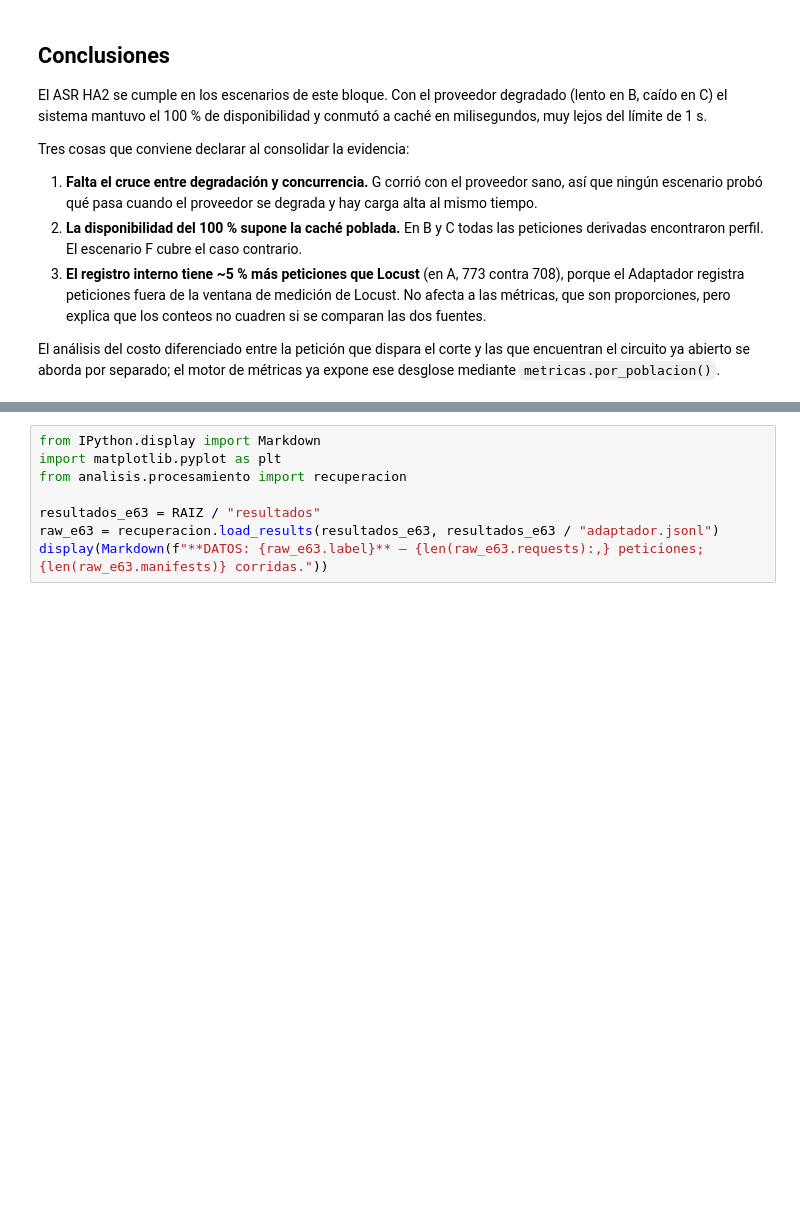
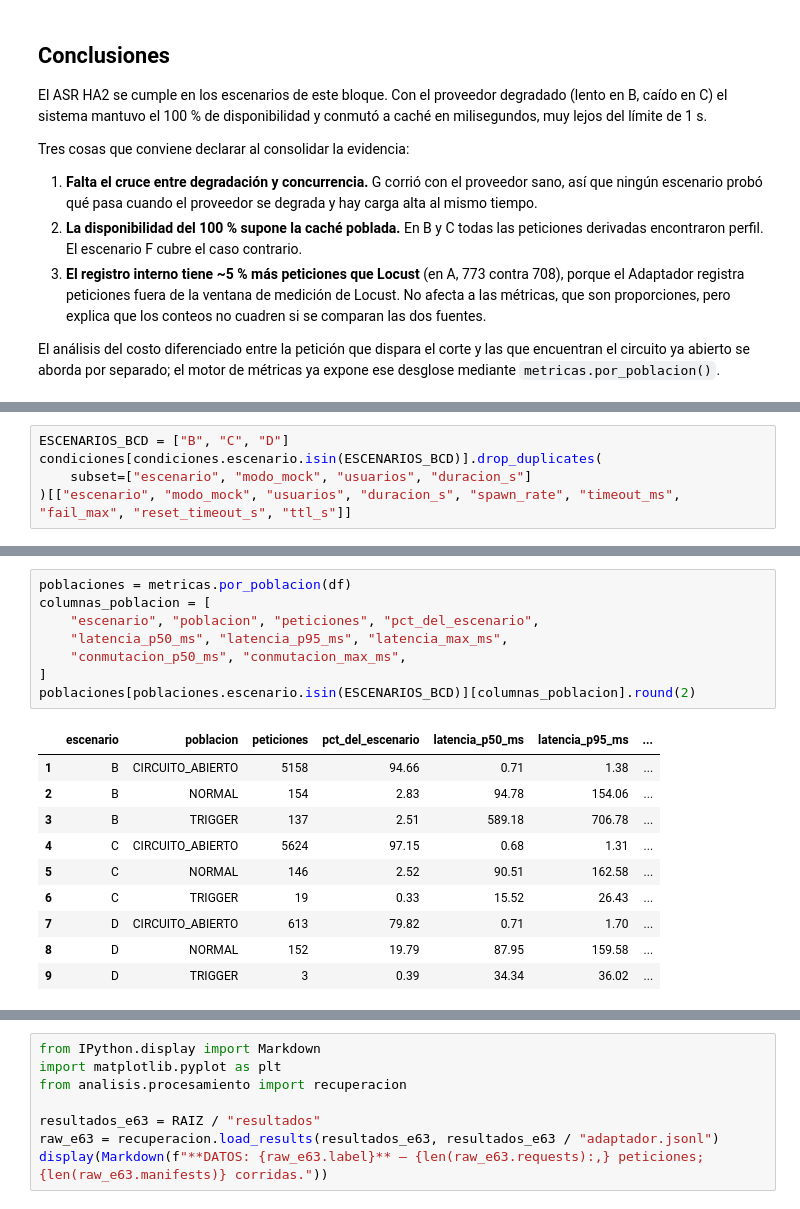
Before and after one commit to Sofiav014/MISW4202-Grupo12-Solventa, a Jupyter notebook: analisis/reportes/reporte_analisis.ipynb, the cells around one changed output, grey strips where cells are left out. Cells and saved outputs as stored; diff of their text form; blank space fills up the shorter version.

```diff
--- a/analisis/reportes/reporte_analisis_abcg.ipynb
+++ b/analisis/reportes/reporte_analisis.ipynb
@@ -204,0 +230,5 @@ El análisis del costo diferenciado entre la petición que dispara el corte y la
+# %%
+ESCENARIOS_BCD = ["B", "C", "D"]
+condiciones[condiciones.escenario.isin(ESCENARIOS_BCD)].drop_duplicates(
+    subset=["escenario", "modo_mock", "usuarios", "duracion_s"]
+)[["escenario", "modo_mock", "usuarios", "duracion_s", "spawn_rate", "timeout_ms", "fail_max", "reset_timeout_s", "ttl_s"]]
@@ -204,0 +268,19 @@ El análisis del costo diferenciado entre la petición que dispara el corte y la
+# %%
+poblaciones = metricas.por_poblacion(df)
+columnas_poblacion = [
+    "escenario", "poblacion", "peticiones", "pct_del_escenario",
+    "latencia_p50_ms", "latencia_p95_ms", "latencia_max_ms",
+    "conmutacion_p50_ms", "conmutacion_max_ms",
+]
+poblaciones[poblaciones.escenario.isin(ESCENARIOS_BCD)][columnas_poblacion].round(2)
+# %% [output]
+|  | escenario | poblacion | peticiones | pct_del_escenario | latencia_p50_ms | latencia_p95_ms | ... |
+| 1 | B | CIRCUITO_ABIERTO | 5158 | 94.66 | 0.71 | 1.38 | ... |
+| 2 | B | NORMAL | 154 | 2.83 | 94.78 | 154.06 | ... |
+| 3 | B | TRIGGER | 137 | 2.51 | 589.18 | 706.78 | ... |
+| 4 | C | CIRCUITO_ABIERTO | 5624 | 97.15 | 0.68 | 1.31 | ... |
+| 5 | C | NORMAL | 146 | 2.52 | 90.51 | 162.58 | ... |
+| 6 | C | TRIGGER | 19 | 0.33 | 15.52 | 26.43 | ... |
+| 7 | D | CIRCUITO_ABIERTO | 613 | 79.82 | 0.71 | 1.70 | ... |
+| 8 | D | NORMAL | 152 | 19.79 | 87.95 | 159.58 | ... |
+| 9 | D | TRIGGER | 3 | 0.39 | 34.34 | 36.02 | ... |
```
Also changed, not shown: parts of 15 cells of this notebook, 8 other files.
